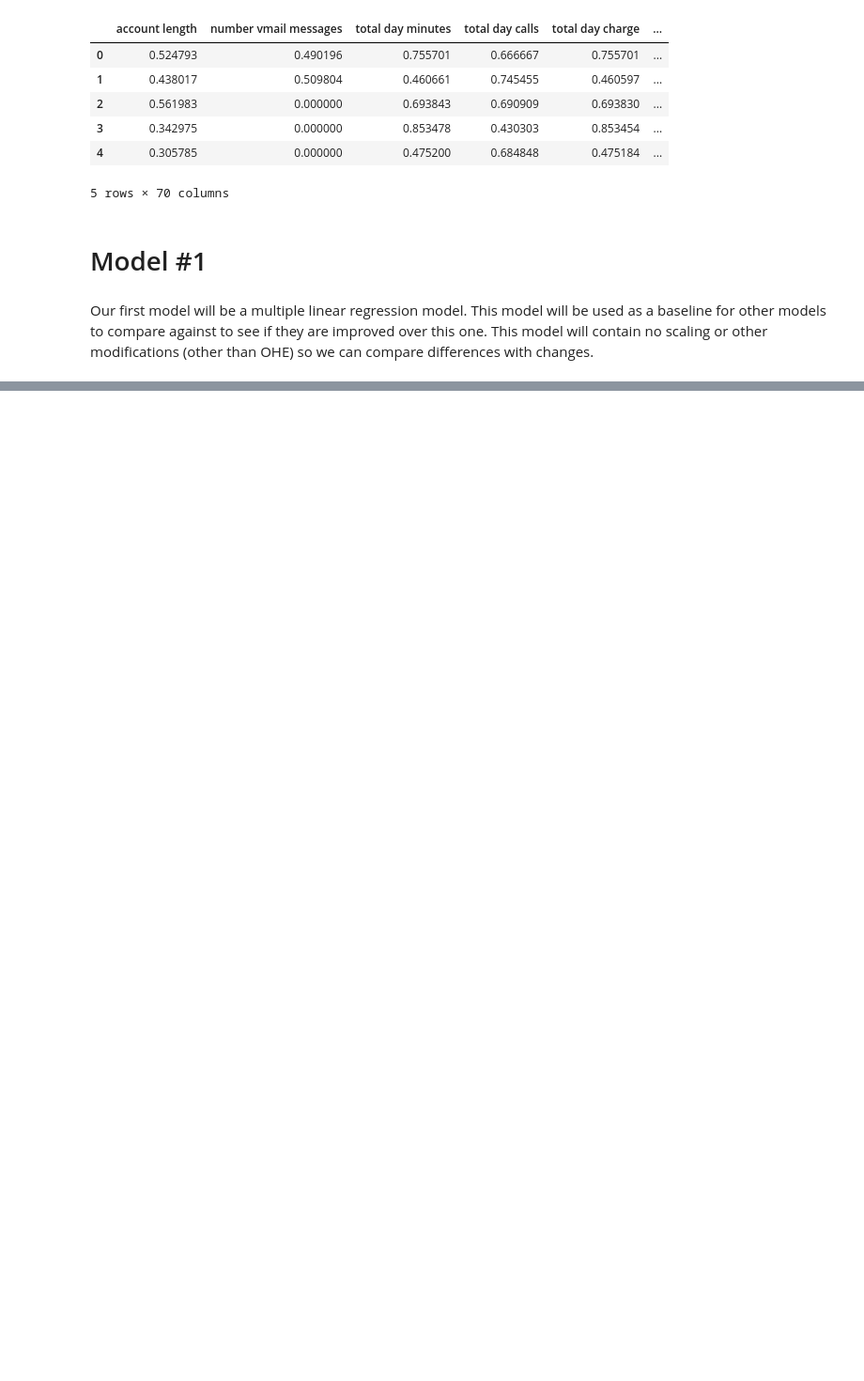
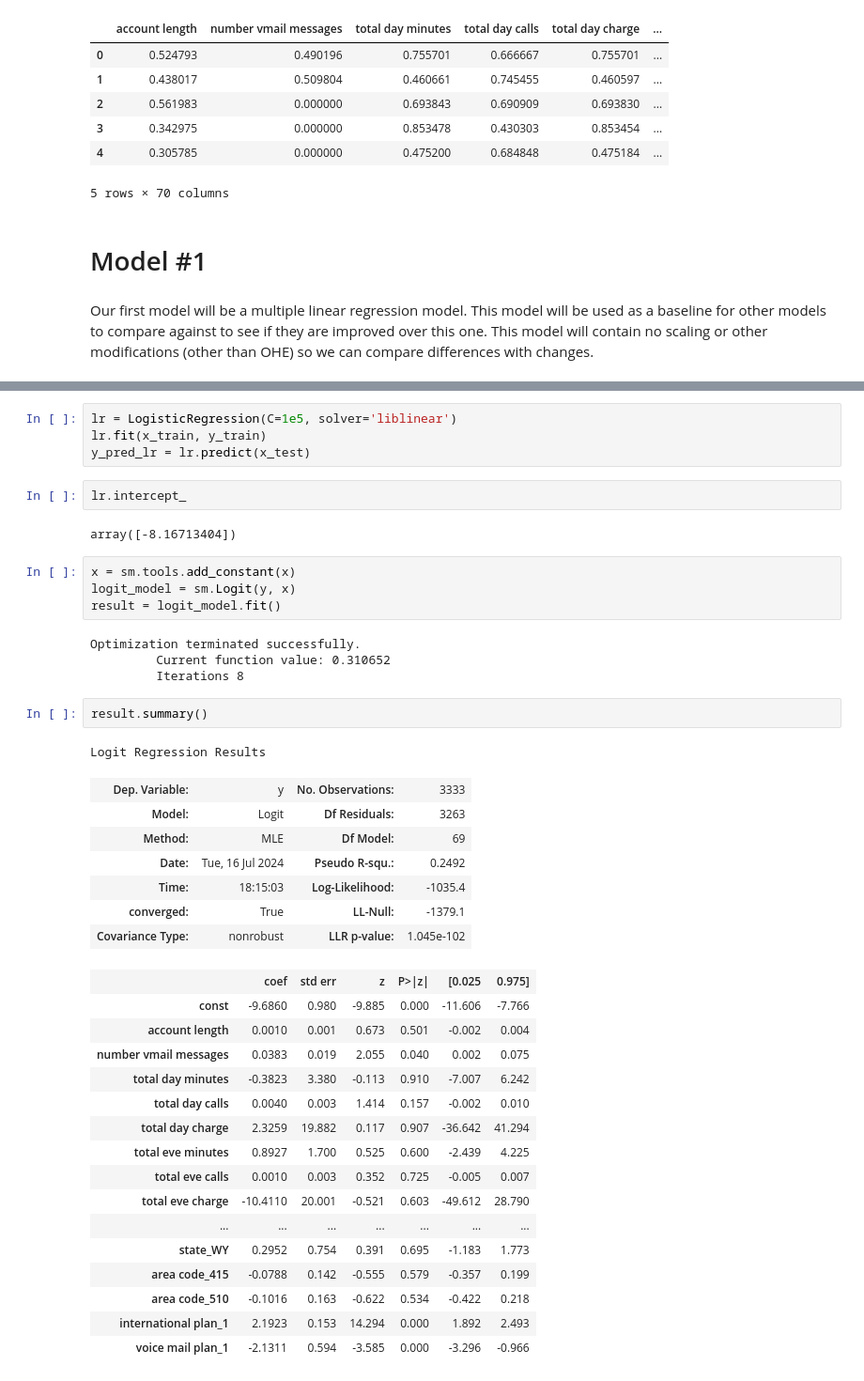
Before and after one commit to Djohnson1313/Predicting_customer_churn, a Jupyter notebook: predicting_customer_churn.ipynb, the cells around one changed output, grey strips where cells are left out. Shown: that part at 94% size. Cells and saved outputs as stored; diff of their text form; blank space fills up the shorter version.

Commit message:
modeling

```diff
--- a/predicting_customer_churn.ipynb
+++ b/predicting_customer_churn.ipynb
@@ -545 +545,44 @@ Notes:
 strong multicollinearity or other numerical problems.
+# %%
+lr = LogisticRegression(C=1e5, solver='liblinear')
+lr.fit(x_train, y_train)
+y_pred_lr = lr.predict(x_test)
+# %%
+lr.intercept_
+# %% [output]
+array([-8.16713404])
+# %%
+x = sm.tools.add_constant(x)
+logit_model = sm.Logit(y, x)
+result = logit_model.fit()
+# %% [output]
+Optimization terminated successfully.
+         Current function value: 0.310652
+         Iterations 8
+# %%
+result.summary()
+# %% [output]
+Logit Regression Results
+| Dep. Variable: | y | No. Observations: | 3333 |
+| Model: | Logit | Df Residuals: | 3263 |
+| Method: | MLE | Df Model: | 69 |
+| Date: | Tue, 16 Jul 2024 | Pseudo R-squ.: | 0.2492 |
+| Time: | 18:15:03 | Log-Likelihood: | -1035.4 |
+| converged: | True | LL-Null: | -1379.1 |
+| Covariance Type: | nonrobust | LLR p-value: | 1.045e-102 |
+|  | coef | std err | z | P>|z| | [0.025 | 0.975] |
+| const | -9.6860 | 0.980 | -9.885 | 0.000 | -11.606 | -7.766 |
+| account length | 0.0010 | 0.001 | 0.673 | 0.501 | -0.002 | 0.004 |
+| number vmail messages | 0.0383 | 0.019 | 2.055 | 0.040 | 0.002 | 0.075 |
+| total day minutes | -0.3823 | 3.380 | -0.113 | 0.910 | -7.007 | 6.242 |
+| total day calls | 0.0040 | 0.003 | 1.414 | 0.157 | -0.002 | 0.010 |
+| total day charge | 2.3259 | 19.882 | 0.117 | 0.907 | -36.642 | 41.294 |
+| total eve minutes | 0.8927 | 1.700 | 0.525 | 0.600 | -2.439 | 4.225 |
+| total eve calls | 0.0010 | 0.003 | 0.352 | 0.725 | -0.005 | 0.007 |
+| total eve charge | -10.4110 | 20.001 | -0.521 | 0.603 | -49.612 | 28.790 |
+| ... | ... | ... | ... | ... | ... | ... |
+| state_WY | 0.2952 | 0.754 | 0.391 | 0.695 | -1.183 | 1.773 |
+| area code_415 | -0.0788 | 0.142 | -0.555 | 0.579 | -0.357 | 0.199 |
+| area code_510 | -0.1016 | 0.163 | -0.622 | 0.534 | -0.422 | 0.218 |
+| international plan_1 | 2.1923 | 0.153 | 14.294 | 0.000 | 1.892 | 2.493 |
+| voice mail plan_1 | -2.1311 | 0.594 | -3.585 | 0.000 | -3.296 | -0.966 |
```
Also changed, not shown: parts of 2 cells of this notebook.
